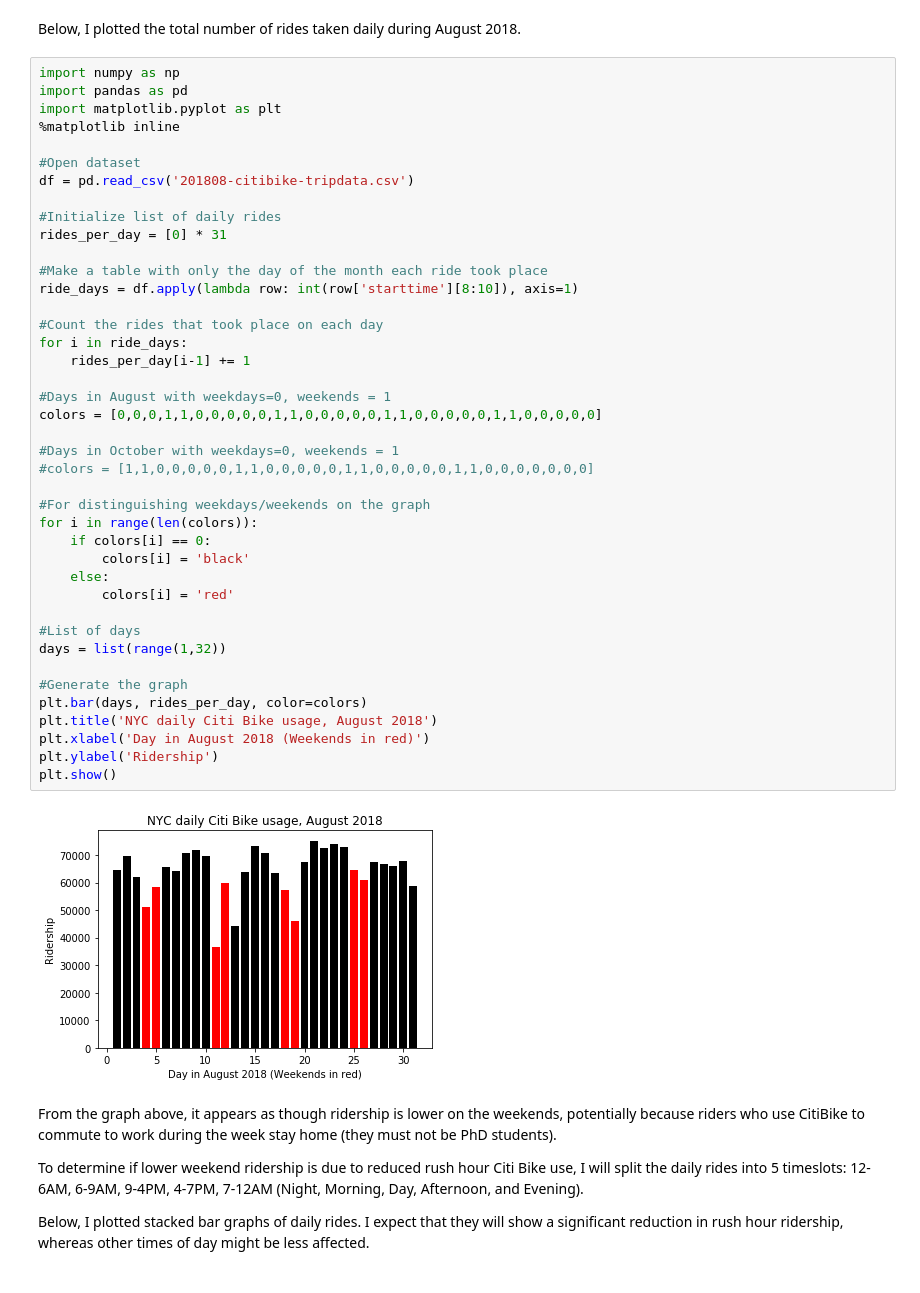
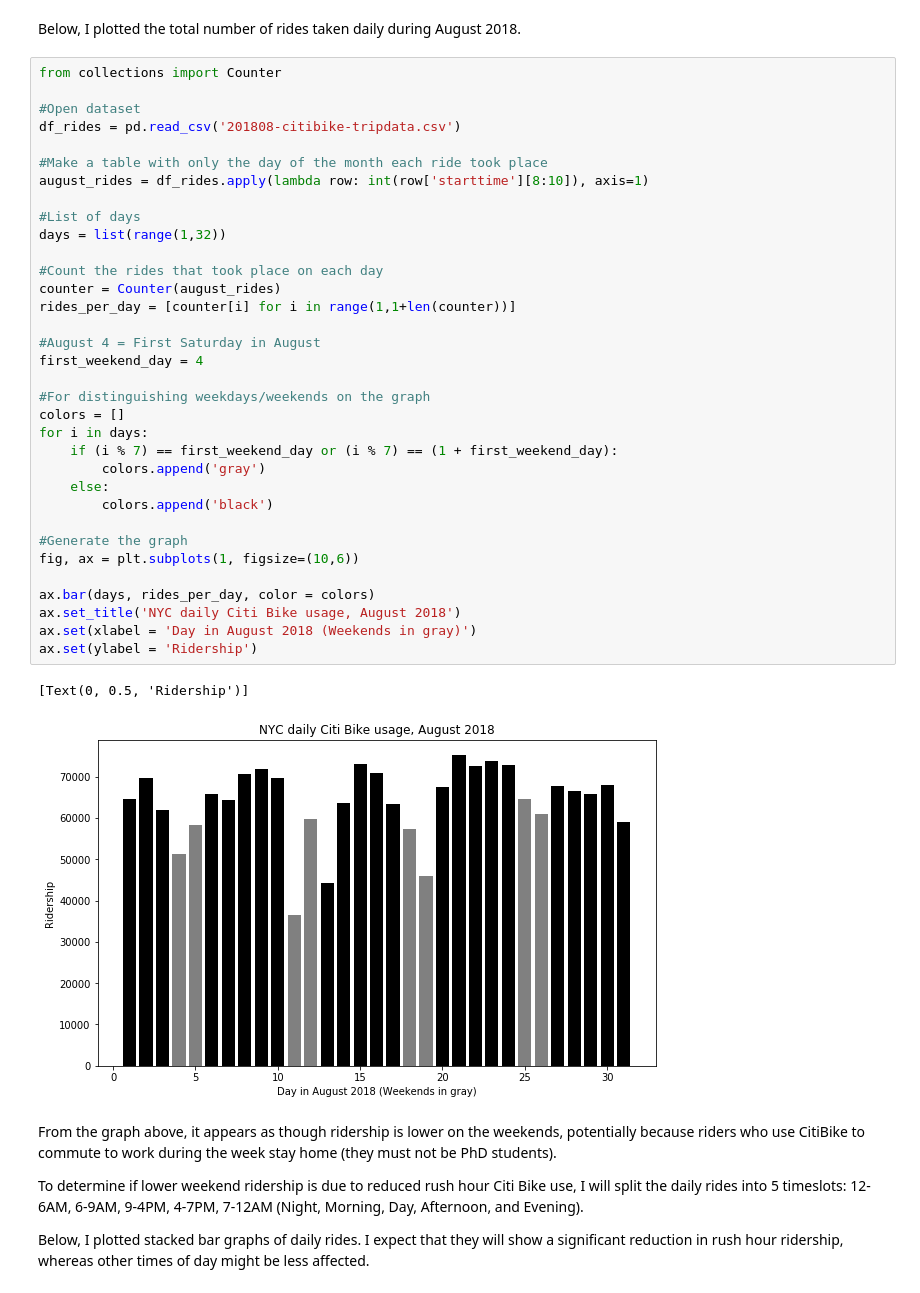
Before and after one commit to Trid3nt/NYC-Citi-Bike-and-Weather, a Jupyter notebook: NYC Weather and Citi Bike.ipynb, the cells around one changed output. Drawn from its saved outputs; the diff is of its cells as text.

Commit message:
Updates 2019-08-27
Cleaned code and graphs, added new graphs, citibike station utilization animation, and weather data

```diff
--- a/NYC Weather and Citi Bike.ipynb
+++ b/NYC Weather and Citi Bike.ipynb
@@ -5,48 +68,42 @@ I used publicly available weather data from a station in Central Park (accessed
 # %% [markdown]
 Below, I plotted the total number of rides taken daily during August 2018.
 # %%
-import numpy as np
-import pandas as pd
-import matplotlib.pyplot as plt
-%matplotlib inline
+from collections import Counter
 
 #Open dataset
-df = pd.read_csv('201808-citibike-tripdata.csv')
-
-#Initialize list of daily rides
-rides_per_day = [0] * 31
+df_rides = pd.read_csv('201808-citibike-tripdata.csv')
 
 #Make a table with only the day of the month each ride took place
-ride_days = df.apply(lambda row: int(row['starttime'][8:10]), axis=1)
-
-#Count the rides that took place on each day
-for i in ride_days:
-    rides_per_day[i-1] += 1
-
-#Days in August with weekdays=0, weekends = 1
-colors = [0,0,0,1,1,0,0,0,0,0,1,1,0,0,0,0,0,1,1,0,0,0,0,0,1,1,0,0,0,0,0]
-
-#Days in October with weekdays=0, weekends = 1
-#colors = [1,1,0,0,0,0,0,1,1,0,0,0,0,0,1,1,0,0,0,0,0,1,1,0,0,0,0,0,0,0]
-
-#For distinguishing weekdays/weekends on the graph
-for i in range(len(colors)):
-    if colors[i] == 0:
-        colors[i] = 'black'
-    else:
-        colors[i] = 'red'
+august_rides = df_rides.apply(lambda row: int(row['starttime'][8:10]), axis=1)
 
 #List of days
 days = list(range(1,32))
 
+#Count the rides that took place on each day
+counter = Counter(august_rides)
+rides_per_day = [counter[i] for i in range(1,1+len(counter))]
+
+#August 4 = First Saturday in August
+first_weekend_day = 4
+
+#For distinguishing weekdays/weekends on the graph
+colors = []
+for i in days:
+    if (i % 7) == first_weekend_day or (i % 7) == (1 + first_weekend_day):
+        colors.append('gray')
+    else:
+        colors.append('black')
+
 #Generate the graph
-plt.bar(days, rides_per_day, color=colors)
-plt.title('NYC daily Citi Bike usage, August 2018')
-plt.xlabel('Day in August 2018 (Weekends in red)')
-plt.ylabel('Ridership')
-plt.show()
+fig, ax = plt.subplots(1, figsize=(10,6))
+
+ax.bar(days, rides_per_day, color = colors)
+ax.set_title('NYC daily Citi Bike usage, August 2018')
+ax.set(xlabel = 'Day in August 2018 (Weekends in gray)')
+ax.set(ylabel = 'Ridership')
 # %% [output]
+[Text(0, 0.5, 'Ridership')]
-[figure, old version]
+[figure, new version]
 # %% [markdown]
 From the graph above, it appears as though ridership is lower on the weekends, potentially because riders who use CitiBike to commute to work during the week stay home (they must not be PhD students).
 
```
Also changed, not shown: parts of 8 cells of this notebook, 1 other file.
